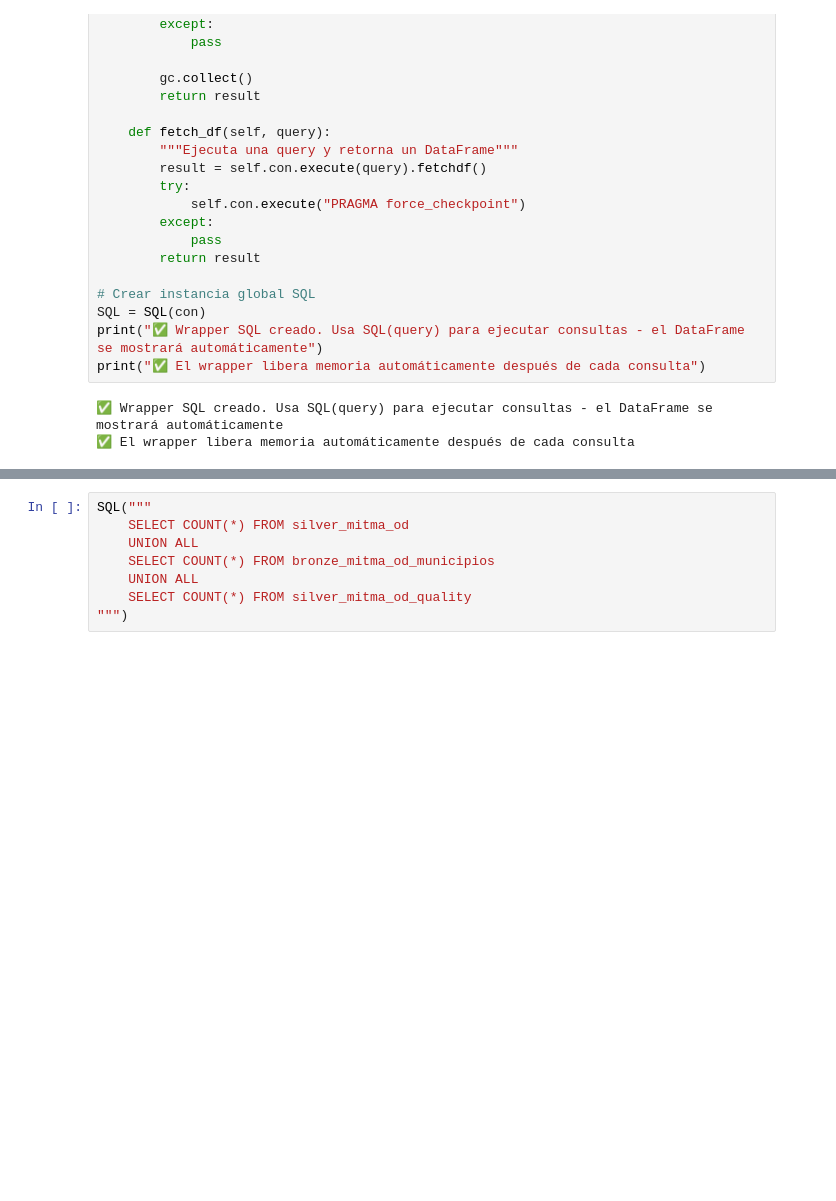
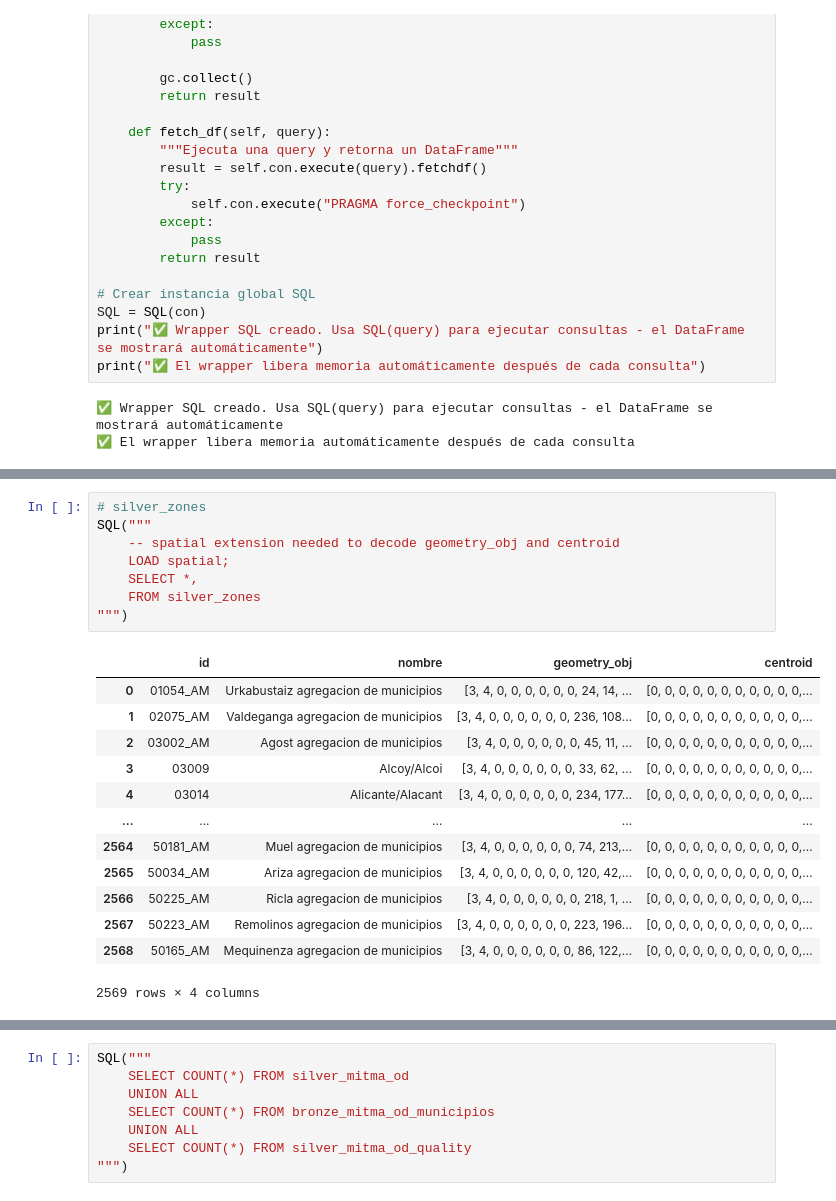
Before and after one commit to bgramaje/muceim-airflow, a Jupyter notebook: notebooks/queries.ipynb, the cells around one changed output, grey strips where cells are left out. Saved outputs shown, nothing was run; the diff lists cells and outputs as text; blank space fills up the shorter version.

```diff
--- a/notebooks/queries.ipynb
+++ b/notebooks/queries.ipynb
@@ -247,0 +131,22 @@ SQL("""
+# %%
+# silver_zones
+SQL("""
+    -- spatial extension needed to decode geometry_obj and centroid
+    LOAD spatial;
+    SELECT *,
+    FROM silver_zones
+""")
+# %% [output]
+|  | id | nombre | geometry_obj | centroid |
+| 0 | 01054_AM | Urkabustaiz agregacion de municipios | [3, 4, 0, 0, 0, 0, 0, 0, 24, 14, ... | [0, 0, 0, 0, 0, 0, 0, 0, 0, 0, 0,... |
+| 1 | 02075_AM | Valdeganga agregacion de municipios | [3, 4, 0, 0, 0, 0, 0, 0, 236, 108... | [0, 0, 0, 0, 0, 0, 0, 0, 0, 0, 0,... |
+| 2 | 03002_AM | Agost agregacion de municipios | [3, 4, 0, 0, 0, 0, 0, 0, 45, 11, ... | [0, 0, 0, 0, 0, 0, 0, 0, 0, 0, 0,... |
+| 3 | 03009 | Alcoy/Alcoi | [3, 4, 0, 0, 0, 0, 0, 0, 33, 62, ... | [0, 0, 0, 0, 0, 0, 0, 0, 0, 0, 0,... |
+| 4 | 03014 | Alicante/Alacant | [3, 4, 0, 0, 0, 0, 0, 0, 234, 177... | [0, 0, 0, 0, 0, 0, 0, 0, 0, 0, 0,... |
+| ... | ... | ... | ... | ... |
+| 2564 | 50181_AM | Muel agregacion de municipios | [3, 4, 0, 0, 0, 0, 0, 0, 74, 213,... | [0, 0, 0, 0, 0, 0, 0, 0, 0, 0, 0,... |
+| 2565 | 50034_AM | Ariza agregacion de municipios | [3, 4, 0, 0, 0, 0, 0, 0, 120, 42,... | [0, 0, 0, 0, 0, 0, 0, 0, 0, 0, 0,... |
+| 2566 | 50225_AM | Ricla agregacion de municipios | [3, 4, 0, 0, 0, 0, 0, 0, 218, 1, ... | [0, 0, 0, 0, 0, 0, 0, 0, 0, 0, 0,... |
+| 2567 | 50223_AM | Remolinos agregacion de municipios | [3, 4, 0, 0, 0, 0, 0, 0, 223, 196... | [0, 0, 0, 0, 0, 0, 0, 0, 0, 0, 0,... |
+| 2568 | 50165_AM | Mequinenza agregacion de municipios | [3, 4, 0, 0, 0, 0, 0, 0, 86, 122,... | [0, 0, 0, 0, 0, 0, 0, 0, 0, 0, 0,... |
+2569 rows × 4 columns
```
Also changed, not shown: parts of 22 cells of this notebook, 59 other files.
